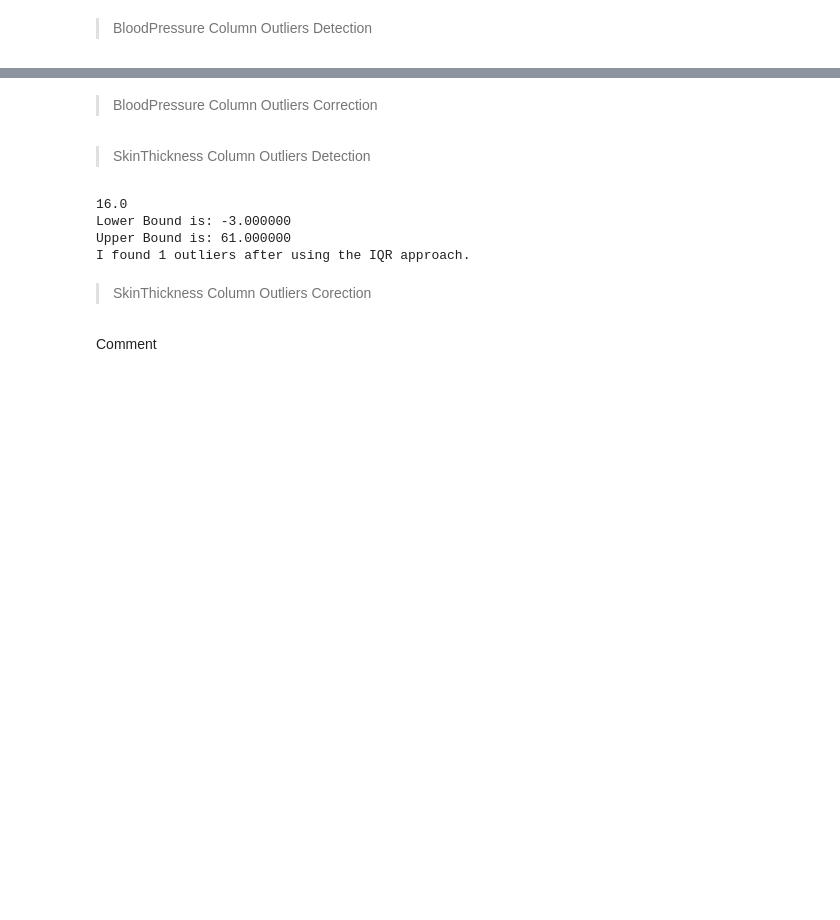
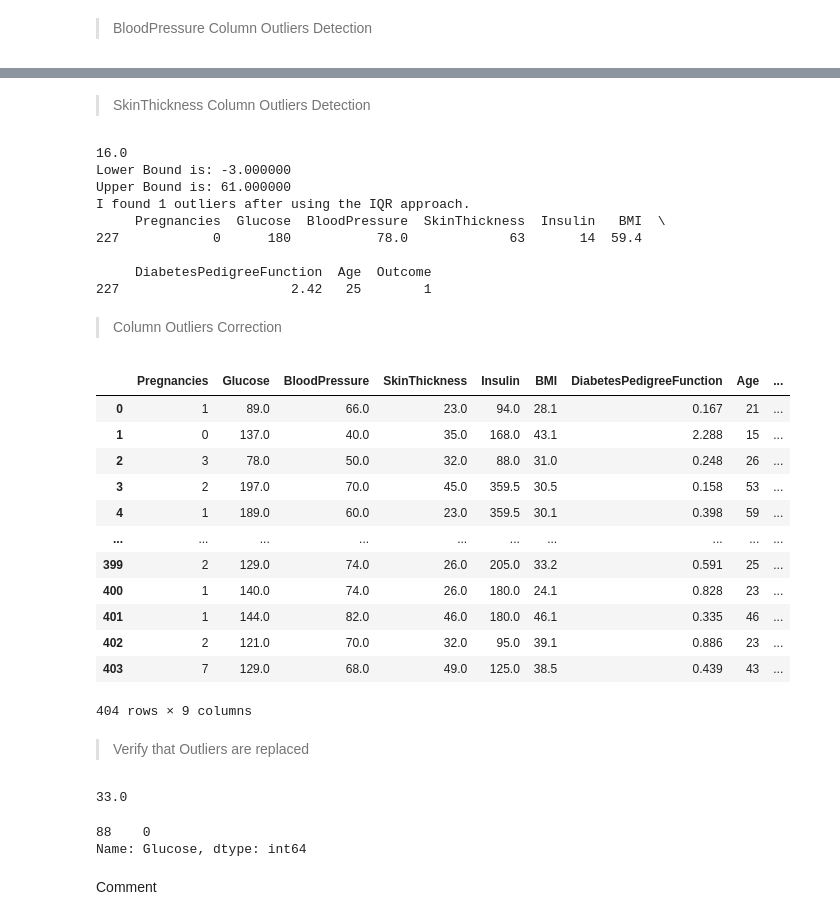
Before and after one commit to dandex200/COMP40370_Data_Mining, a Jupyter notebook: Practical_1/practical_01_B.ipynb, the cells around one changed output, grey strips where cells are left out. Drawn from its saved outputs; the diff is of its cells as text; code cells hidden in the pictures; blank space fills up the shorter version.

```diff
--- a/Practical_1/practical_01_B.ipynb
+++ b/Practical_1/practical_01_B.ipynb
@@ -299,28 +306,64 @@ I found 7 outliers after using the IQR approach.
-# %% [markdown]
-> BloodPressure Column Outliers Correction
 # %% [markdown]
 > SkinThickness Column Outliers Detection
 # %%
-Q1 = df_2['SkinThickness'].quantile(0.25)
-Q3 = df_2['SkinThickness'].quantile(0.75)
-IQR = Q3 - Q1
-print(IQR)
+SkinThickness_Q1 = df_2['SkinThickness'].quantile(0.25)
+SkinThickness_Q3 = df_2['SkinThickness'].quantile(0.75)
+SkinThickness_IQR = SkinThickness_Q3 - SkinThickness_Q1
+print(SkinThickness_IQR)
 
-threshold = 1.5
-lower_bound = Q1 - threshold * IQR
-upper_bound = Q3 + threshold * IQR
+SkinThickness_lower_bound = SkinThickness_Q1 - threshold * SkinThickness_IQR
+SkinThickness_upper_bound = SkinThickness_Q3 + threshold * SkinThickness_IQR
 
-SkinThickness_outliers = df_2[(df_2['SkinThickness'] < lower_bound) | (df_2['SkinThickness'] > upper_bound)]
-print("Lower Bound is: %f" % (lower_bound))
-print("Upper Bound is: %f" % (upper_bound))
+SkinThickness_outliers = df_2[(df_2['SkinThickness'] < SkinThickness_lower_bound) | (df_2['SkinThickness'] > SkinThickness_upper_bound)]
+print("Lower Bound is: %f" % (SkinThickness_lower_bound))
+print("Upper Bound is: %f" % (SkinThickness_upper_bound))
 print("I found %d outliers after using the IQR approach." % (len(SkinThickness_outliers)))
+print(SkinThickness_outliers)
 # %% [output]
 16.0
 Lower Bound is: -3.000000
 Upper Bound is: 61.000000
 I found 1 outliers after using the IQR approach.
+     Pregnancies  Glucose  BloodPressure  SkinThickness  Insulin   BMI  \
+227            0      180           78.0             63       14  59.4
+
+     DiabetesPedigreeFunction  Age  Outcome
+227                      2.42   25        1
 # %% [markdown]
-> SkinThickness Column Outliers Corection
+> Column Outliers Correction
+# %%
+df_5 = df_3.copy() #df_5 will contain values from df_3, the dataframe that has had insulin zero records removed (df_2) and insulin outliers corrected (df_3)
+df_5 = df_5.reset_index(drop=True)
+df_5['Glucose'] = df_5['Glucose'].apply(lambda x: Glucose_lower_bound if x < Glucose_lower_bound else (Glucose_upper_bound if x > Glucose_upper_bound else x))
+df_5['BloodPressure'] = df_5['BloodPressure'].apply(lambda x: BloodPressure_lower_bound if x < BloodPressure_lower_bound else (BloodPressure_upper_bound if x > BloodPressure_upper_bound else x))
+df_5['SkinThickness'] = df_5['SkinThickness'].apply(lambda x: SkinThickness_lower_bound if x < SkinThickness_lower_bound else (SkinThickness_upper_bound if x > SkinThickness_upper_bound else x))
+df_5
+# %% [output]
+|  | Pregnancies | Glucose | BloodPressure | SkinThickness | Insulin | BMI | DiabetesPedigreeFunction | Age | ... |
+| 0 | 1 | 89.0 | 66.0 | 23.0 | 94.0 | 28.1 | 0.167 | 21 | ... |
+| 1 | 0 | 137.0 | 40.0 | 35.0 | 168.0 | 43.1 | 2.288 | 15 | ... |
+| 2 | 3 | 78.0 | 50.0 | 32.0 | 88.0 | 31.0 | 0.248 | 26 | ... |
+| 3 | 2 | 197.0 | 70.0 | 45.0 | 359.5 | 30.5 | 0.158 | 53 | ... |
+| 4 | 1 | 189.0 | 60.0 | 23.0 | 359.5 | 30.1 | 0.398 | 59 | ... |
+| ... | ... | ... | ... | ... | ... | ... | ... | ... | ... |
+| 399 | 2 | 129.0 | 74.0 | 26.0 | 205.0 | 33.2 | 0.591 | 25 | ... |
+| 400 | 1 | 140.0 | 74.0 | 26.0 | 180.0 | 24.1 | 0.828 | 23 | ... |
+| 401 | 1 | 144.0 | 82.0 | 46.0 | 180.0 | 46.1 | 0.335 | 46 | ... |
+| 402 | 2 | 121.0 | 70.0 | 32.0 | 95.0 | 39.1 | 0.886 | 23 | ... |
+| 403 | 7 | 129.0 | 68.0 | 49.0 | 125.0 | 38.5 | 0.439 | 43 | ... |
+404 rows × 9 columns
+# %% [markdown]
+> Verify that Outliers are replaced
+# %%
+df_5.iloc[88]['Glucose']
+# %% [output]
+33.0
+# %%
+Glucose_outliers_value = Glucose_outliers['Glucose']
+Glucose_outliers_value
+# %% [output]
+88    0
+Name: Glucose, dtype: int64
 # %% [markdown]
 Comment
 # %% [markdown]
```
Also changed, not shown: parts of 10 cells of this notebook.
